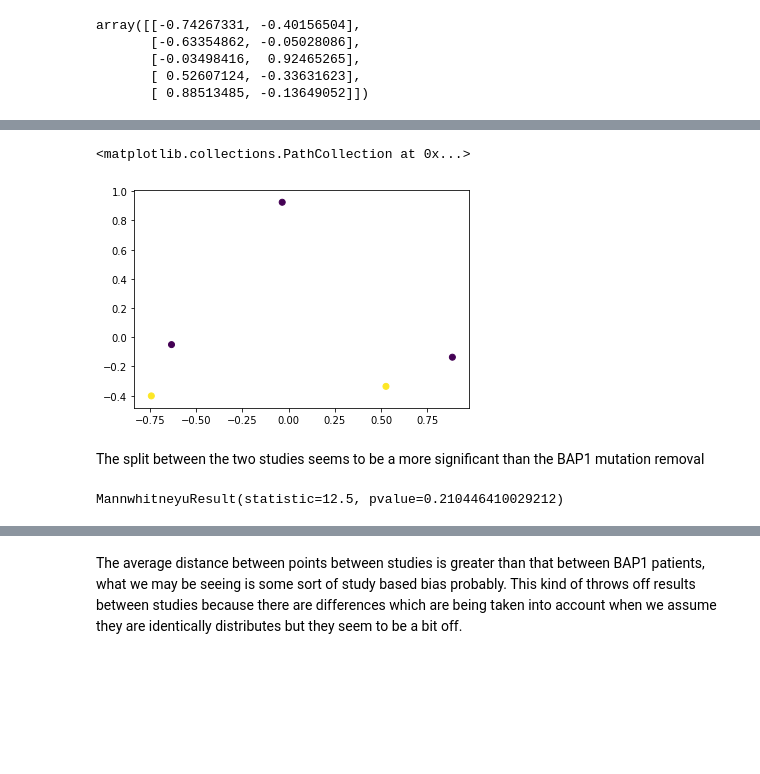
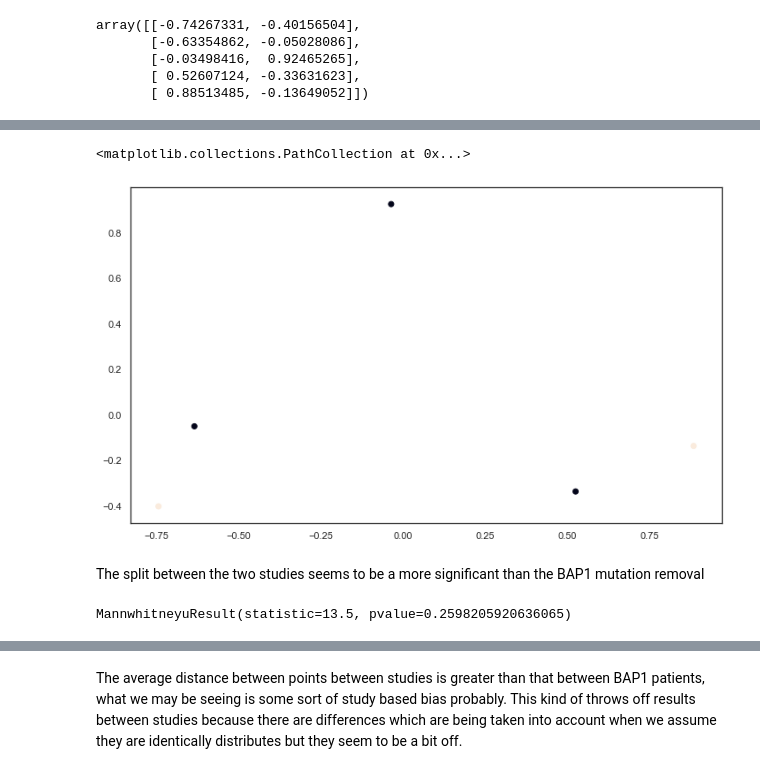
Before and after one commit to N8Grant/TripodsREU, a Jupyter notebook: scripts/PostdocAnalysis.ipynb, the cells around one changed output, grey strips where cells are left out. Saved outputs shown, nothing was run; the diff lists cells and outputs as text; code cells hidden in the pictures; blank space fills up the shorter version.

```diff
--- a/scripts/PostdocAnalysis.ipynb
+++ b/scripts/PostdocAnalysis.ipynb
@@ -18,6 +19,6 @@ del human_expression['NCIBAP1/NCIEV']
 del human_expression['SNU1F5/SNU']
 del human_expression['SNU2D3/SNU']
 del human_expression['Ensembl ID']
-human_expression.columns = ['SNU_Original_cell_line', "SNU_KO1", "SNU_KO2","NCI_BAP1_0","NCI_BAP1_-1"]
+human_expression.columns = ['SNU_Original_cell_line', "SNU_KO1", "SNU_KO2","NCI_BAP1_-1","NCI_BAP1_0"]
 human_expression.head()
 # %% [output]
@@ -139,8 +197,8 @@ array([[-0.74267331, -0.40156504],
 # %%
-plt.scatter(transformed[:,0], transformed[:,1], c=[0,-1,-1,0,-1])
+plt.scatter(transformed[:,0], transformed[:,1], c=[0,-1,-1,-1,0])
 # %% [output]
 <matplotlib.collections.PathCollection at 0x...>
-[figure, old version]
+[figure, new version]
 # %% [markdown]
 The split between the two studies seems to be a more significant than the BAP1 mutation removal
 # %%
@@ -148,11 +206,11 @@ def distance(a,b):
     return np.linalg.norm(a-b)
 
 study_distance = [distance(transformed[4],transformed[2]),distance(transformed[4],transformed[1]),distance(transformed[4],transformed[0]),distance(transformed[3],transformed[2]),distance(transformed[3],transformed[1]),distance(transformed[3],transformed[0])]
-bap1_distance = [distance(transformed[0],transformed[1]),distance(transformed[0],transformed[2]),distance(transformed[0],transformed[4]),distance(transformed[3],transformed[4]),distance(transformed[3],transformed[2]),distance(transformed[3],transformed[1])]
+bap1_distance = [distance(transformed[0],transformed[1]),distance(transformed[0],transformed[2]),distance(transformed[0],transformed[3]),distance(transformed[4],transformed[3]),distance(transformed[4],transformed[2]),distance(transformed[4],transformed[1])]
 
 mannwhitneyu(study_distance,bap1_distance)
 # %% [output]
-MannwhitneyuResult(statistic=12.5, pvalue=0.210446410029212)
+MannwhitneyuResult(statistic=13.5, pvalue=0.2598205920636065)
 # %%
 sum(study_distance)/len(study_distance),sum(bap1_distance)/len(bap1_distance)
 # %% [output]
```
Also changed, not shown: parts of 49 cells of this notebook, 16 other files.
